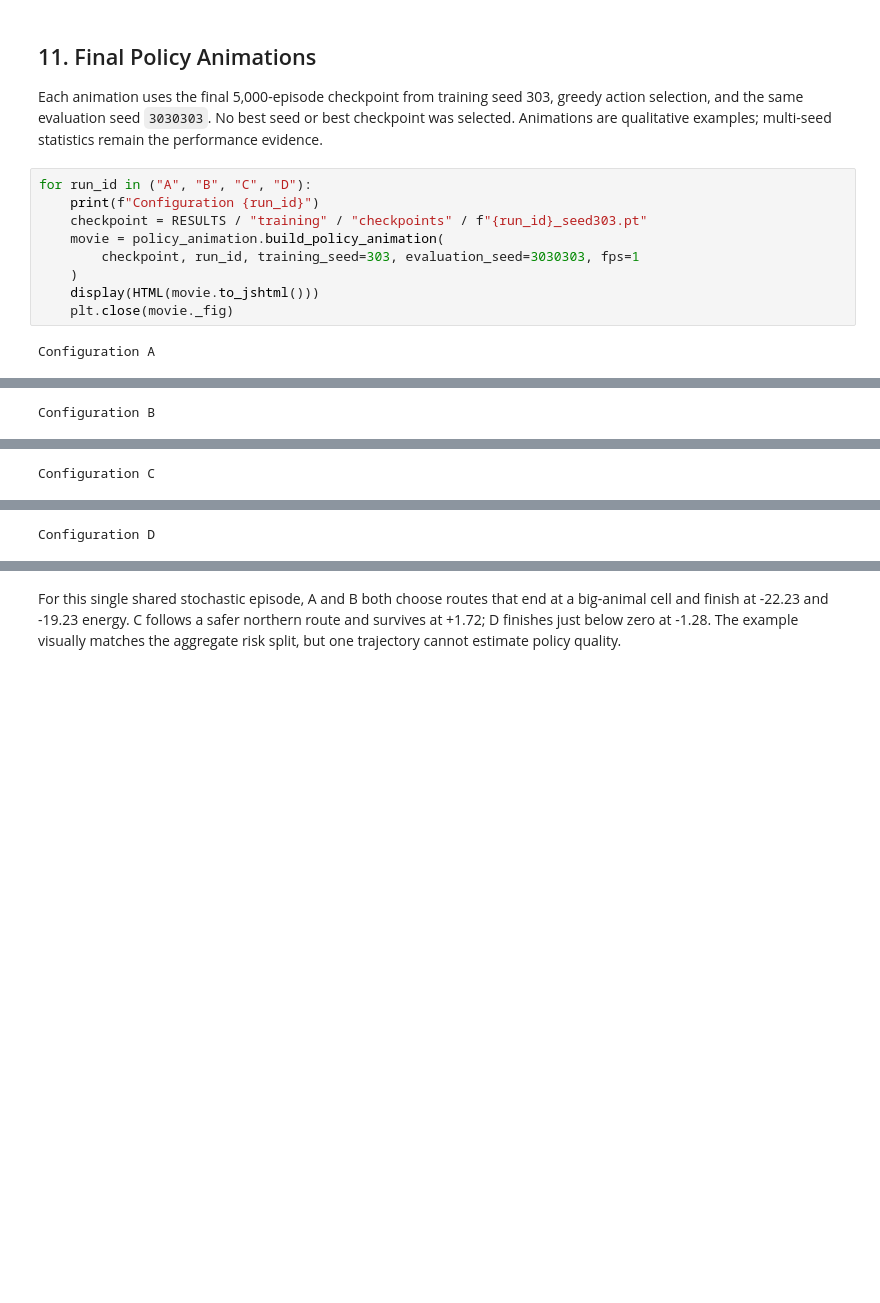
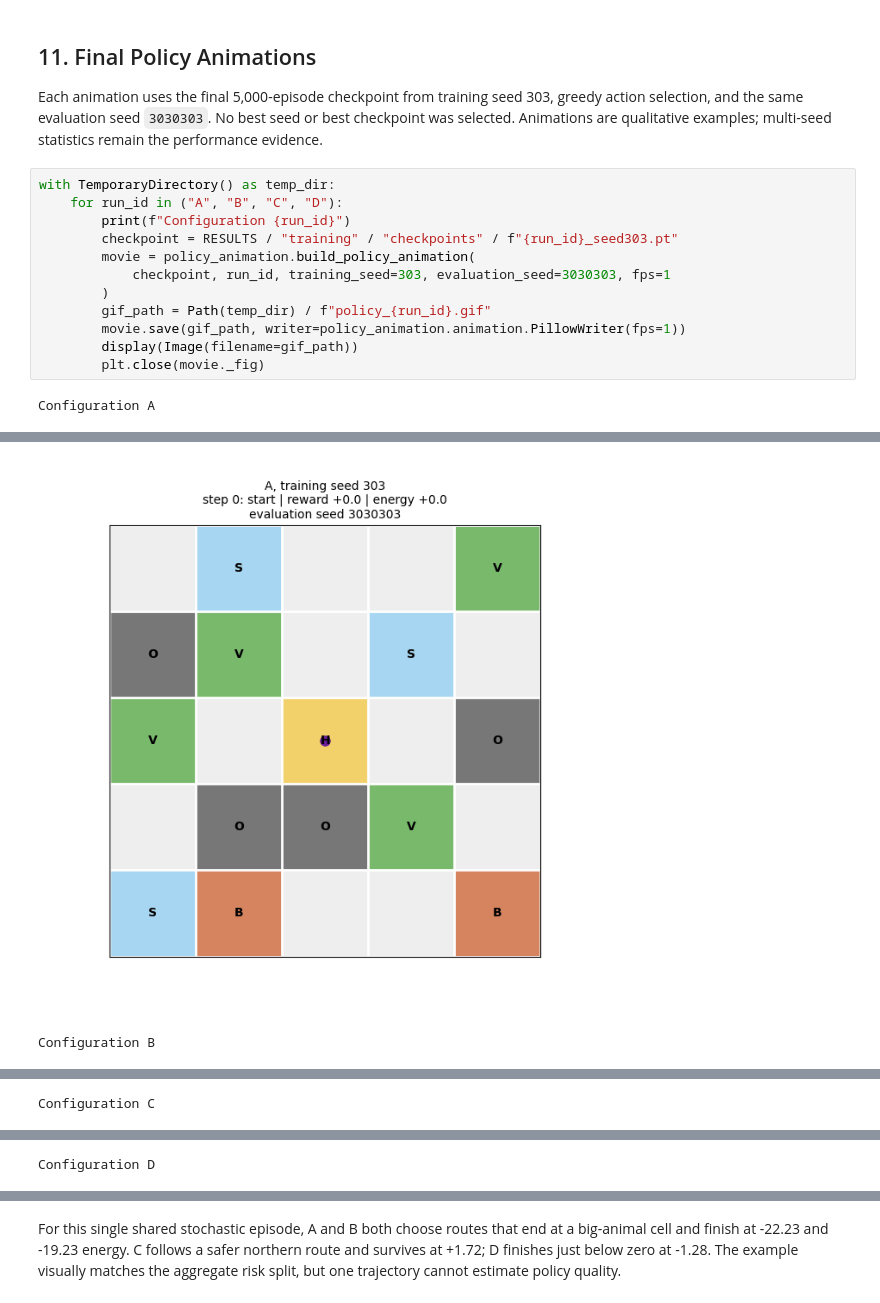
Before and after one commit to ihesamyou/primal_hunt, a Jupyter notebook: analysis.ipynb, the cells around one changed output, grey strips where cells are left out. Saved outputs shown, nothing was run; the diff lists cells and outputs as text; blank space fills up the shorter version.

Commit message:
fix animations not showing

```diff
--- a/analysis.ipynb
+++ b/analysis.ipynb
@@ -557,13 +558,16 @@ greedy action selection, and the same evaluation seed `3030303`. No best seed or
 best checkpoint was selected. Animations are qualitative examples; multi-seed
 statistics remain the performance evidence.
 # %%
-for run_id in ("A", "B", "C", "D"):
-    print(f"Configuration {run_id}")
-    checkpoint = RESULTS / "training" / "checkpoints" / f"{run_id}_seed303.pt"
-    movie = policy_animation.build_policy_animation(
-        checkpoint, run_id, training_seed=303, evaluation_seed=3030303, fps=1
-    )
-    display(HTML(movie.to_jshtml()))
-    plt.close(movie._fig)
+with TemporaryDirectory() as temp_dir:
+    for run_id in ("A", "B", "C", "D"):
+        print(f"Configuration {run_id}")
+        checkpoint = RESULTS / "training" / "checkpoints" / f"{run_id}_seed303.pt"
+        movie = policy_animation.build_policy_animation(
+            checkpoint, run_id, training_seed=303, evaluation_seed=3030303, fps=1
+        )
+        gif_path = Path(temp_dir) / f"policy_{run_id}.gif"
+        movie.save(gif_path, writer=policy_animation.animation.PillowWriter(fps=1))
+        display(Image(filename=gif_path))
+        plt.close(movie._fig)
 # %% [output]
 Configuration A
@@ -571 +574,2 @@ Configuration A
+[figure, added]
 Configuration B
```
Also changed, not shown: parts of 2 cells of this notebook, 1 other file.
